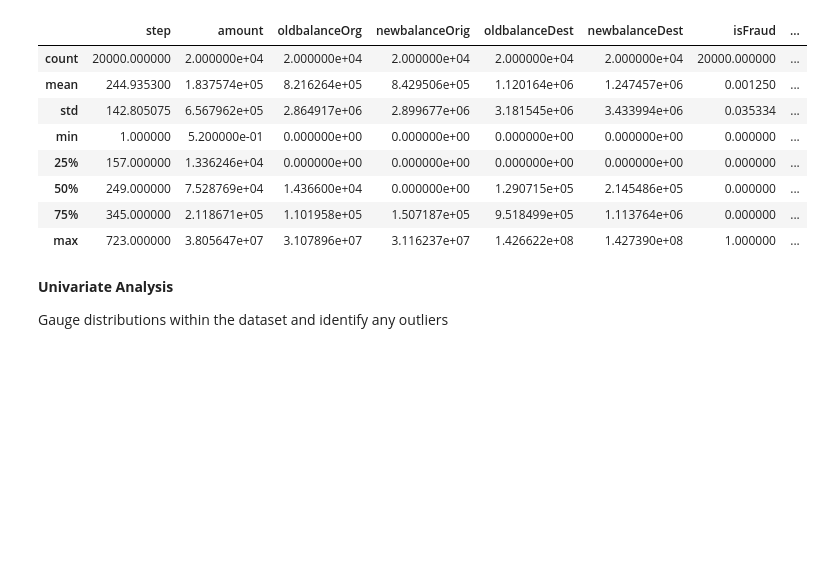
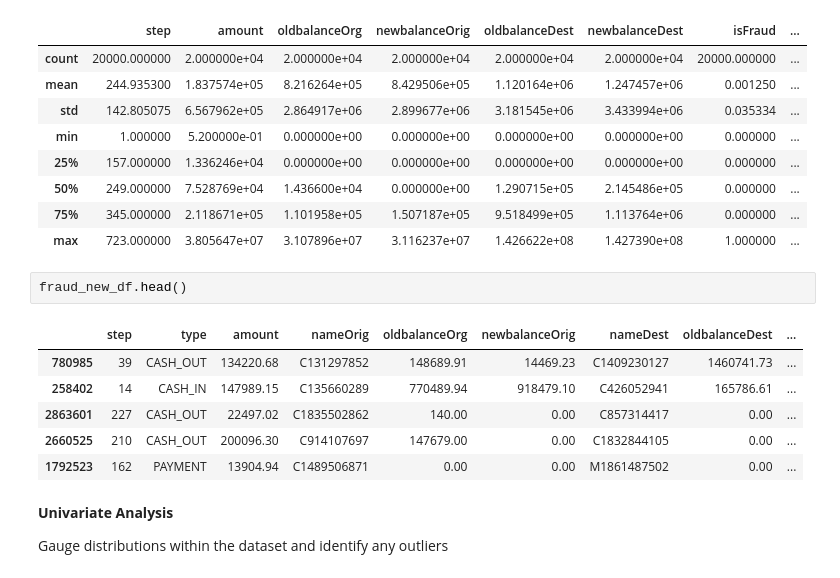
Before and after one commit to nasehacho/financial-fraud-detection, a Jupyter notebook: notebooks/01-Fraud-Data-Initial-EDA.ipynb, the cells around one changed output. Saved outputs shown, nothing was run; the diff lists cells and outputs as text; blank space fills up the shorter version.

```diff
--- a/notebooks/01-Fraud-Data-Initial-EDA.ipynb
+++ b/notebooks/01-Fraud-Data-Initial-EDA.ipynb
@@ -87,6 +87,15 @@ fraud_new_df.describe()
 | 50% | 249.000000 | 7.528769e+04 | 1.436600e+04 | 0.000000e+00 | 1.290715e+05 | 2.145486e+05 | 0.000000 | ... |
 | 75% | 345.000000 | 2.118671e+05 | 1.101958e+05 | 1.507187e+05 | 9.518499e+05 | 1.113764e+06 | 0.000000 | ... |
 | max | 723.000000 | 3.805647e+07 | 3.107896e+07 | 3.116237e+07 | 1.426622e+08 | 1.427390e+08 | 1.000000 | ... |
+# %%
+fraud_new_df.head()
+# %% [output]
+|  | step | type | amount | nameOrig | oldbalanceOrg | newbalanceOrig | nameDest | oldbalanceDest | ... |
+| 780985 | 39 | CASH_OUT | 134220.68 | C131297852 | 148689.91 | 14469.23 | C1409230127 | 1460741.73 | ... |
+| 258402 | 14 | CASH_IN | 147989.15 | C135660289 | 770489.94 | 918479.10 | C426052941 | 165786.61 | ... |
+| 2863601 | 227 | CASH_OUT | 22497.02 | C1835502862 | 140.00 | 0.00 | C857314417 | 0.00 | ... |
+| 2660525 | 210 | CASH_OUT | 200096.30 | C914107697 | 147679.00 | 0.00 | C1832844105 | 0.00 | ... |
+| 1792523 | 162 | PAYMENT | 13904.94 | C1489506871 | 0.00 | 0.00 | M1861487502 | 0.00 | ... |
 # %% [markdown]
 **Univariate Analysis**
 
```
Also changed, not shown: 3 other files.
